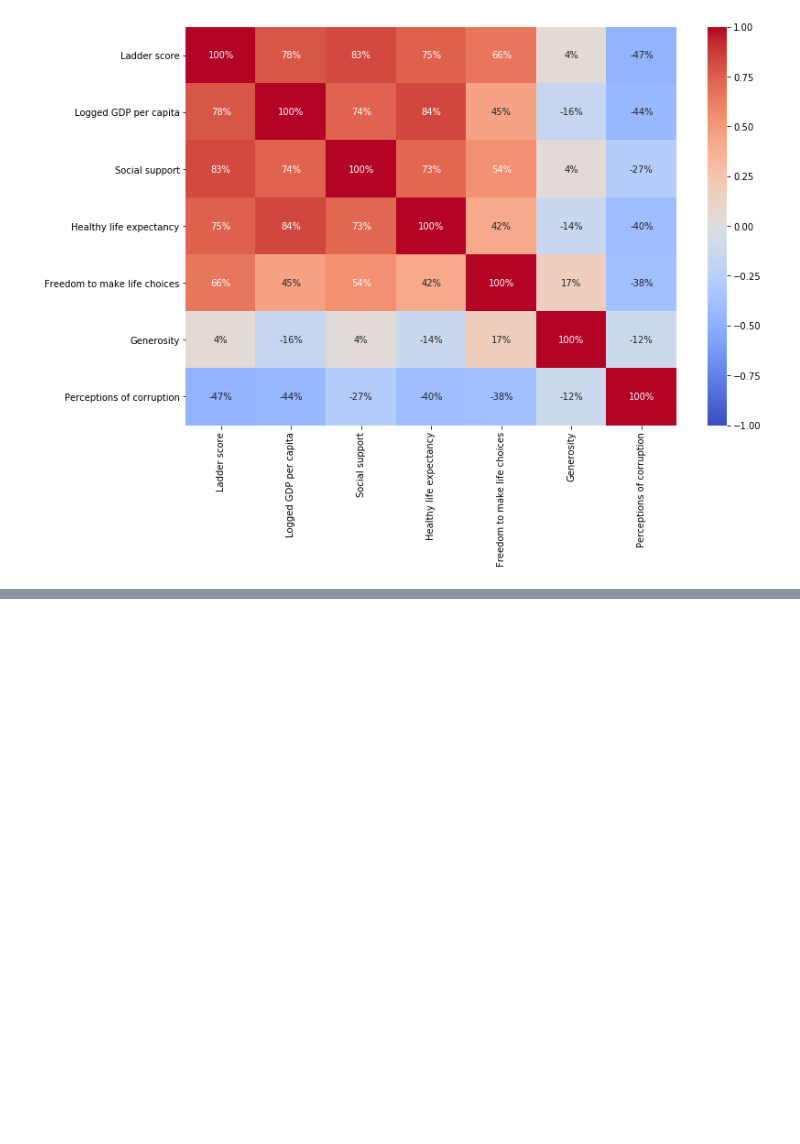
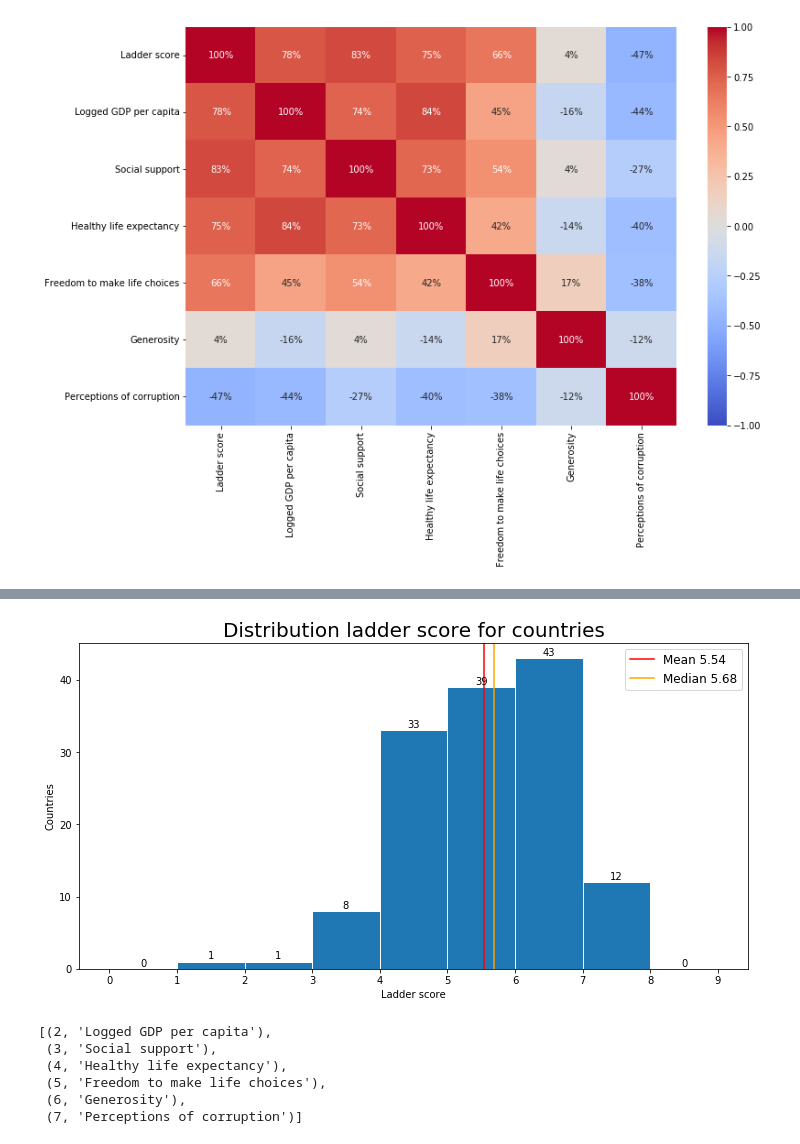
Before and after one commit to MarekMatejko/WHR_report, a Jupyter notebook: Happy_Report.ipynb, the cells around one changed output, grey strips where cells are left out. Cells and saved outputs as stored; diff of their text form; code cells hidden in the pictures; blank space fills up the shorter version.

```diff
--- a/Happy_Report.ipynb
+++ b/Happy_Report.ipynb
@@ -128,0 +131,38 @@ plt.plot(np.array(happy_df['Ladder score']), happy_df.index)
+# %%
+# Creating histogram with mean and median.
+fig, ax = plt.subplots(figsize=(12,6))
+hist = ax.hist(happy_df['Ladder score'],bins = range(0,10,1), ec = "white")
+ax.axvline(mean_happy, color = 'red',label = "Mean %s" % (round(mean_happy,2)))
+ax.axvline(median_happy, color = 'orange',label = "Median %s" %(round(median_happy,2)))
+ax.legend(loc="upper right",fontsize=12)
+plt.xticks(range(0,10,1))
+plt.title("Distribution ladder score for countries", fontsize = 20)
+plt.xlabel('Ladder score')
+plt.ylabel('Countries')
+
+# Showing number of countries in bins
+labels = [hist[0][i] for i in range(len(hist[0]))]
+rects = ax.patches
+for rect, label in zip(rects, labels):
+    height = rect.get_height()
+    ax.text(
+        rect.get_x() + rect.get_width() / 2,
+        height + 0.1,
+        int(label),
+        ha='center',
+        va='bottom'
+    )
+# %% [output]
+[figure, added]
+# %%
+# Getting the name of the columns
+columns = list(enumerate(happy_df.columns))
+columns = columns[2:]
+columns
+# %% [output]
+[(2, 'Logged GDP per capita'),
+ (3, 'Social support'),
+ (4, 'Healthy life expectancy'),
+ (5, 'Freedom to make life choices'),
+ (6, 'Generosity'),
+ (7, 'Perceptions of corruption')]
```
Also changed, not shown: parts of 3 cells of this notebook.
